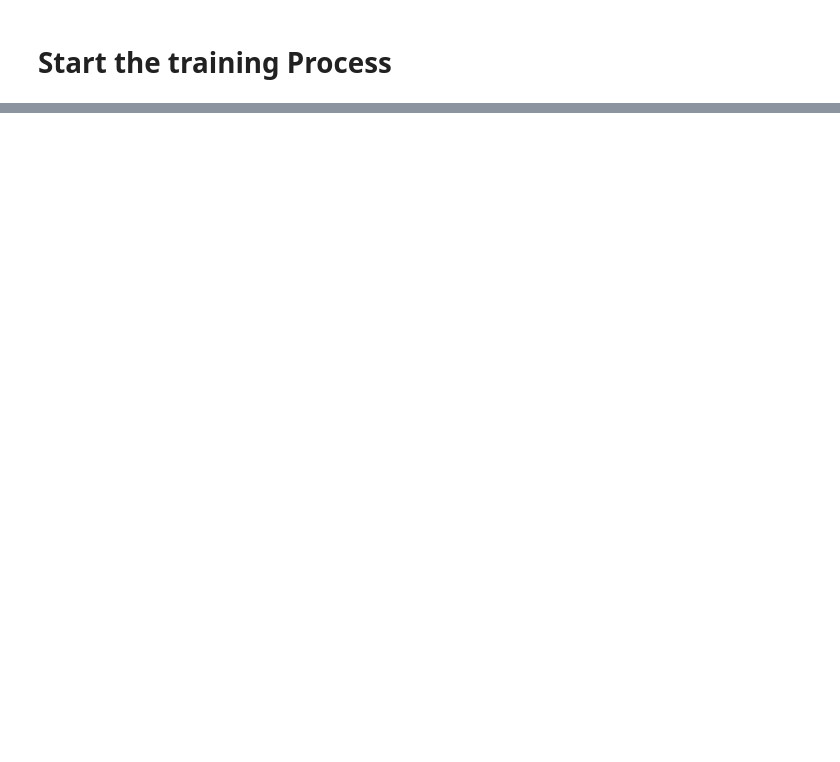
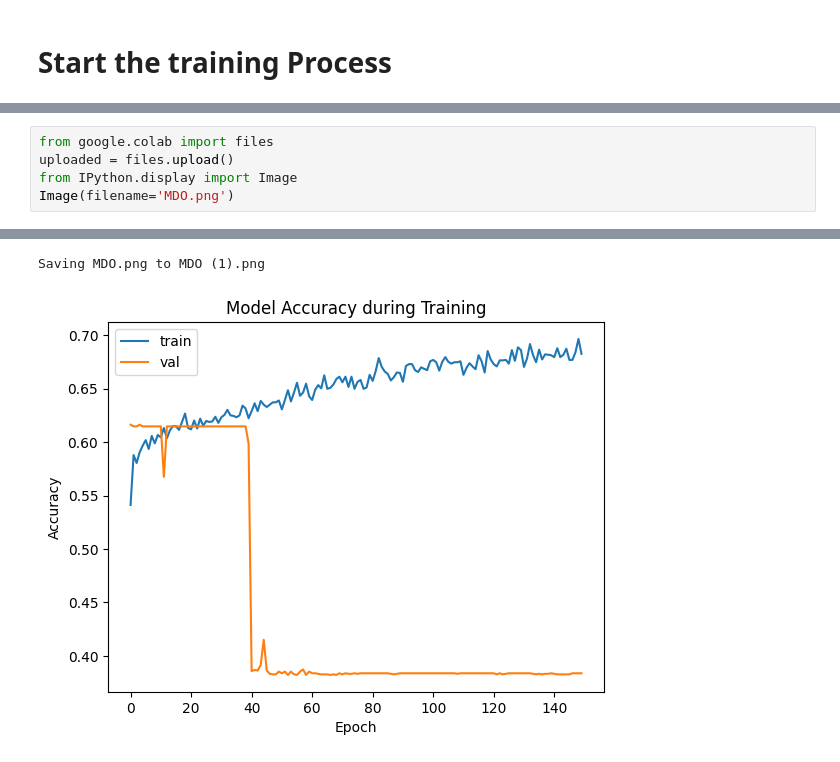
Before and after one commit to Branis333/Water-Quality-Model-peer9, a Jupyter notebook: formative_II_starter_code_.ipynb, the cells around one changed output, grey strips where cells are left out. Cells and saved outputs as stored; diff of their text form; blank space fills up the shorter version.

```diff
--- a/formative_II_starter_code_.ipynb
+++ b/formative_II_starter_code_.ipynb
@@ -201,0 +199,6 @@ Model: "sequential_12"
+# %%
+from google.colab import files
+uploaded = files.upload()
+from IPython.display import Image
+Image(filename='MDO.png')
+# %% [output]
@@ -201,0 +206,2 @@ Model: "sequential_12"
+Saving MDO.png to MDO (1).png
+[figure, added]
```
Also changed, not shown: parts of 18 cells of this notebook.
